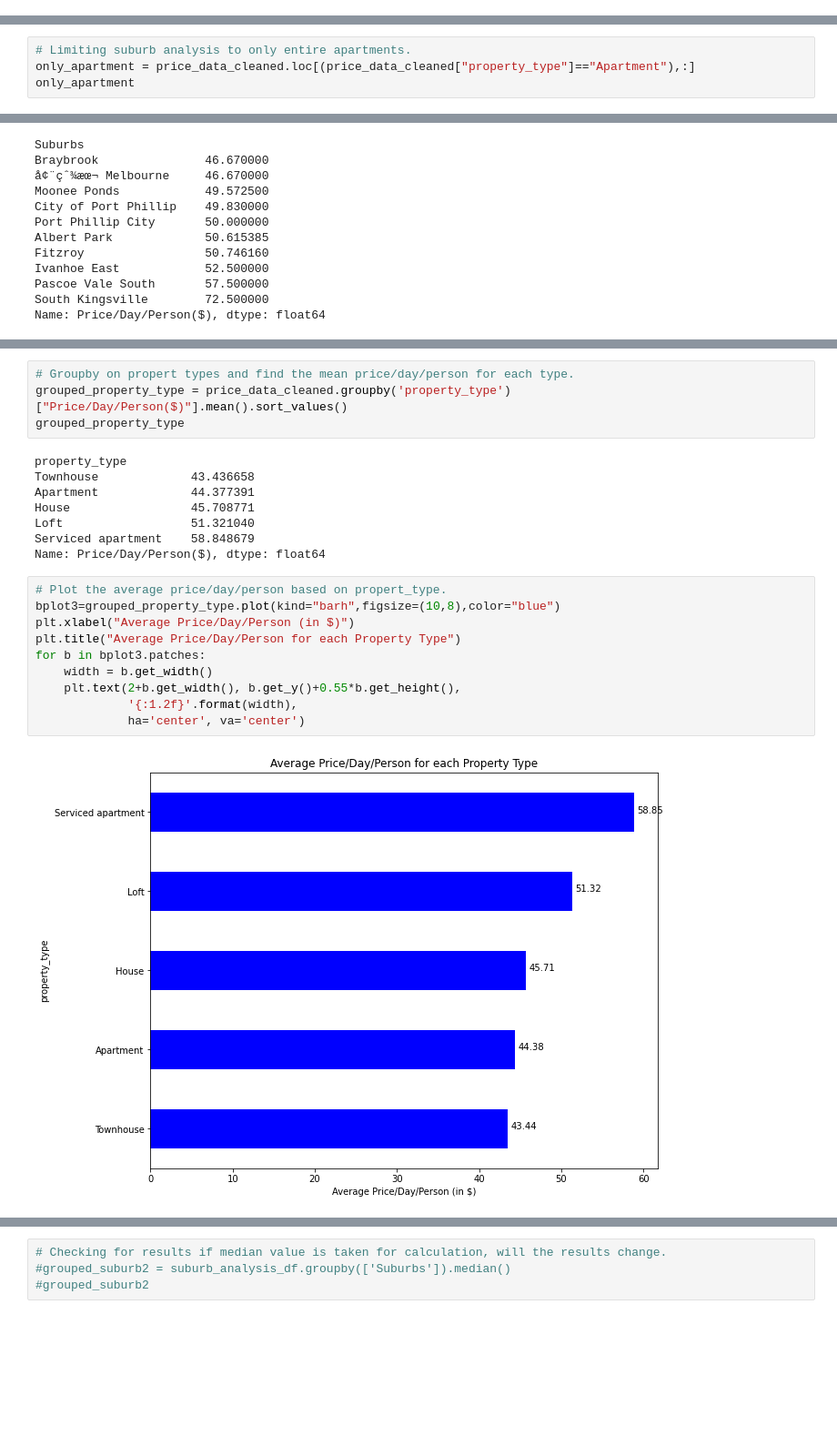
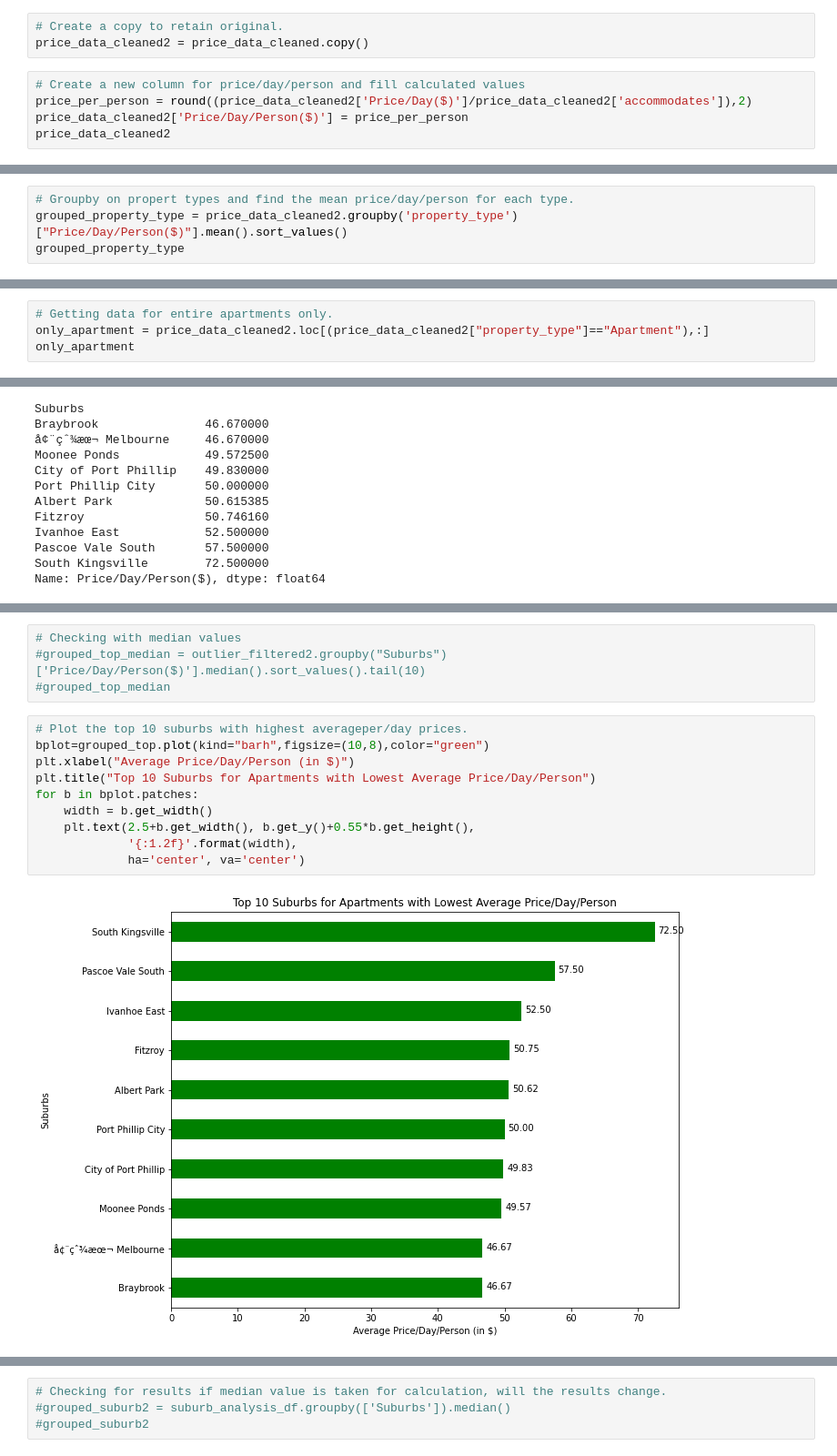
Before and after one commit to jMacProd/Project1, a Jupyter notebook: price_analysis.ipynb, the cells around one changed output, grey strips where cells are left out. Shown at 91% size. Drawn from its saved outputs; the diff is of its cells as text; blank space fills up the shorter version.

```diff
--- a/price_analysis.ipynb
+++ b/price_analysis.ipynb
@@ -169,0 +156,8 @@ print(b)
+# %%
+# Create a copy to retain original.
+price_data_cleaned2 = price_data_cleaned.copy()
+# %%
+# Create a new column for price/day/person and fill calculated values
+price_per_person = round((price_data_cleaned2['Price/Day($)']/price_data_cleaned2['accommodates']),2)
+price_data_cleaned2['Price/Day/Person($)'] = price_per_person
+price_data_cleaned2
@@ -169,0 +180,4 @@ print(b)
+# %%
+# Groupby on propert types and find the mean price/day/person for each type.
+grouped_property_type = price_data_cleaned2.groupby('property_type')["Price/Day/Person($)"].mean().sort_values()
+grouped_property_type
@@ -249,8 +312,8 @@ Serviced apartment     280
 Loft                   125
 Name: property_type, dtype: int64
 # %%
-# Limiting suburb analysis to only entire apartments.
-only_apartment = price_data_cleaned.loc[(price_data_cleaned["property_type"]=="Apartment"),:]
+# Getting data for entire apartments only.
+only_apartment = price_data_cleaned2.loc[(price_data_cleaned2["property_type"]=="Apartment"),:]
 only_apartment
 # %% [output]
 |  | Suburbs | property_type | accommodates | Price/Day($) | Price/Day/Person($) |
@@ -537,24 +509,16 @@ price_data_cleaned.head()
-# %%
-# Groupby on propert types and find the mean price/day/person for each type.
-grouped_property_type = price_data_cleaned.groupby('property_type')["Price/Day/Person($)"].mean().sort_values()
-grouped_property_type
-# %% [output]
-property_type
-Townhouse             43.436658
-Apartment             44.377391
-House                 45.708771
-Loft                  51.321040
-Serviced apartment    58.848679
-Name: Price/Day/Person($), dtype: float64
-# %%
-# Plot the average price/day/person based on propert_type.
-bplot3=grouped_property_type.plot(kind="barh",figsize=(10,8),color="blue")
-plt.xlabel("Average Price/Day/Person (in $)")
-plt.title("Average Price/Day/Person for each Property Type")
-for b in bplot3.patches:
-    width = b.get_width()
-    plt.text(2+b.get_width(), b.get_y()+0.55*b.get_height(),
-             '{:1.2f}'.format(width),
-             ha='center', va='center')
-# %% [output]
-[figure, removed]
+# %%
+# Checking with median values
+#grouped_top_median = outlier_filtered2.groupby("Suburbs")['Price/Day/Person($)'].median().sort_values().tail(10)
+#grouped_top_median
+# %%
+# Plot the top 10 suburbs with highest averageper/day prices.
+bplot=grouped_top.plot(kind="barh",figsize=(10,8),color="green")
+plt.xlabel("Average Price/Day/Person (in $)")
+plt.title("Top 10 Suburbs for Apartments with Lowest Average Price/Day/Person")
+for b in bplot.patches:
+    width = b.get_width()
+    plt.text(2.5+b.get_width(), b.get_y()+0.55*b.get_height(),
+             '{:1.2f}'.format(width),
+             ha='center', va='center')
+# %% [output]
+[figure, added]
```
Also changed, not shown: parts of 74 cells of this notebook, 3 other files.
